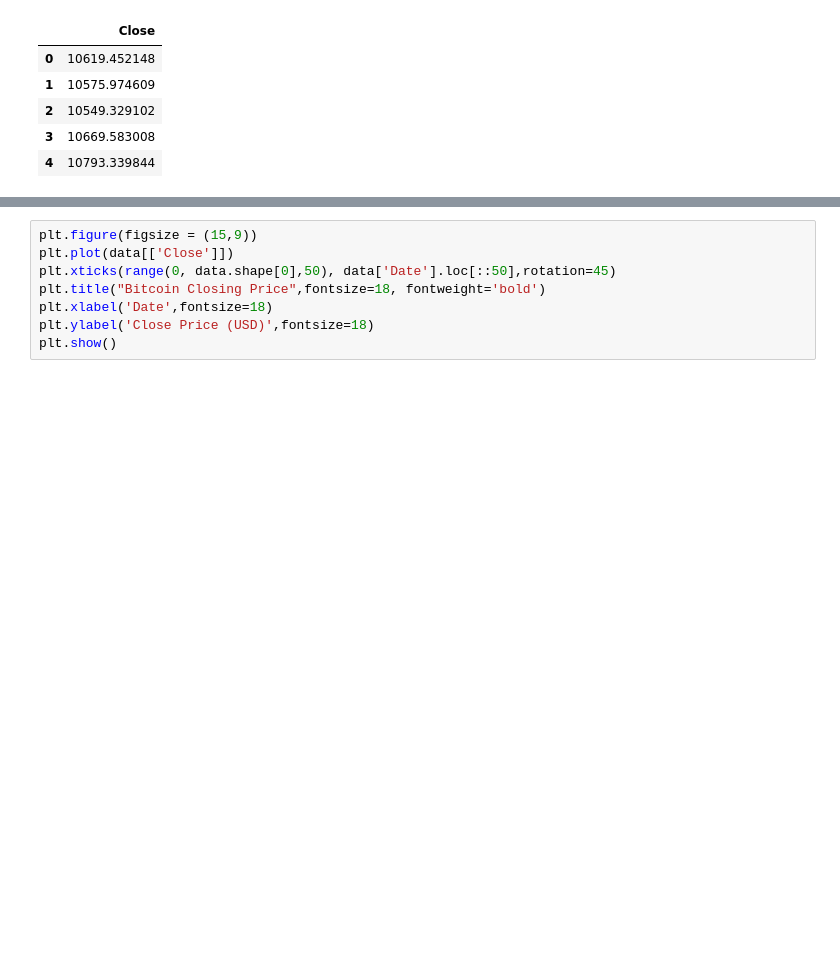
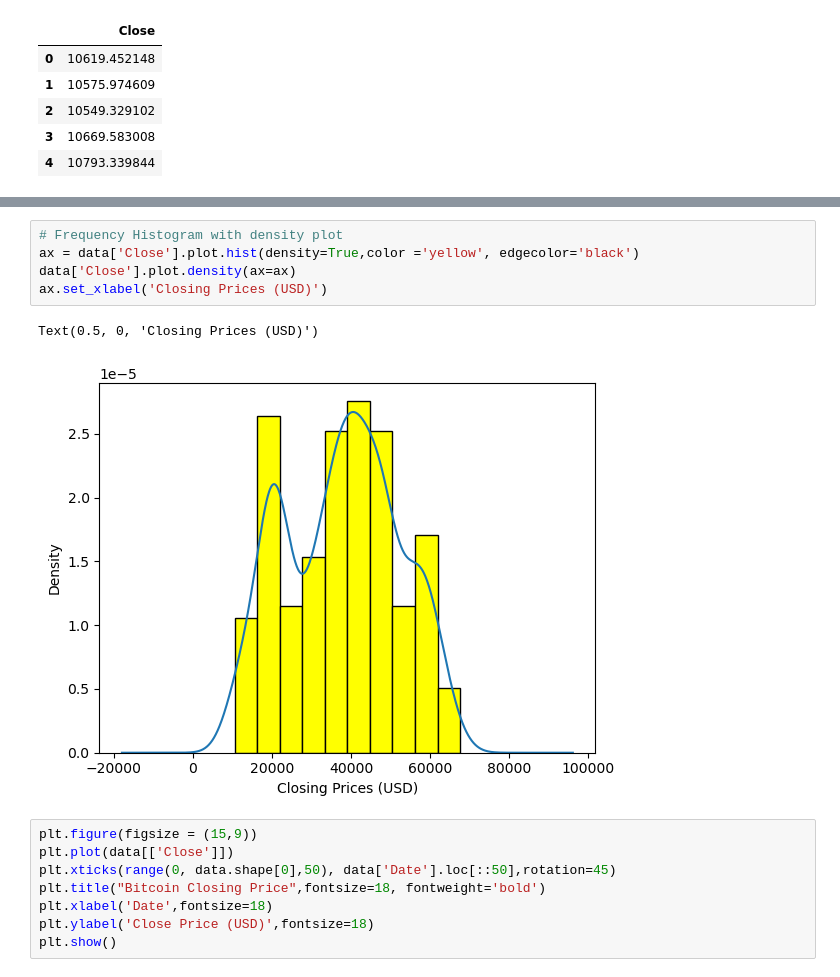
Before and after one commit to janeielli/Project, a Jupyter notebook: project/lstm_bitcoin.ipynb, the cells around one changed output, grey strips where cells are left out. Saved outputs shown, nothing was run; the diff lists cells and outputs as text; blank space fills up the shorter version.

```diff
--- a/project/lstm_bitcoin.ipynb
+++ b/project/lstm_bitcoin.ipynb
@@ -37,3 +105,11 @@ close_data.head(5)
+# %%
+# Frequency Histogram with density plot
+ax = data['Close'].plot.hist(density=True,color ='yellow', edgecolor='black')
+data['Close'].plot.density(ax=ax)
+ax.set_xlabel('Closing Prices (USD)')
+# %% [output]
+Text(0.5, 0, 'Closing Prices (USD)')
+[figure, added]
 # %%
 plt.figure(figsize = (15,9))
 plt.plot(data[['Close']])
```
Also changed, not shown: parts of 7 cells of this notebook.
